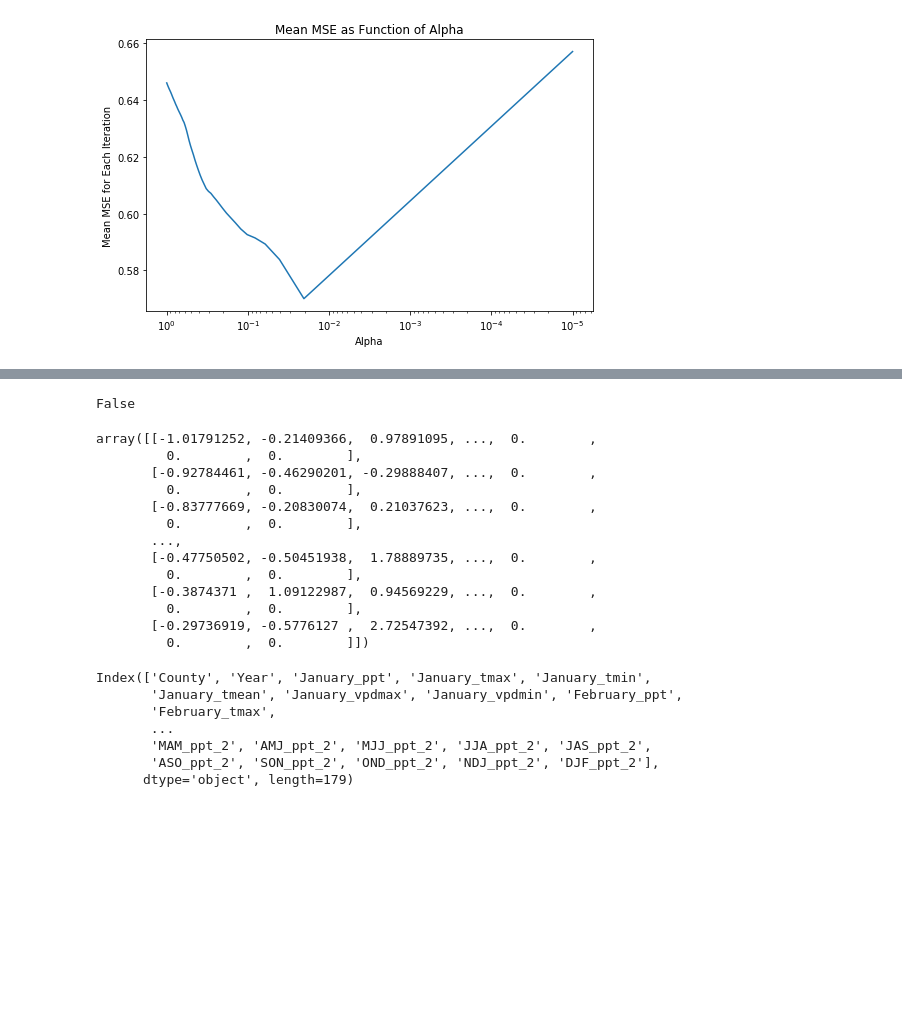
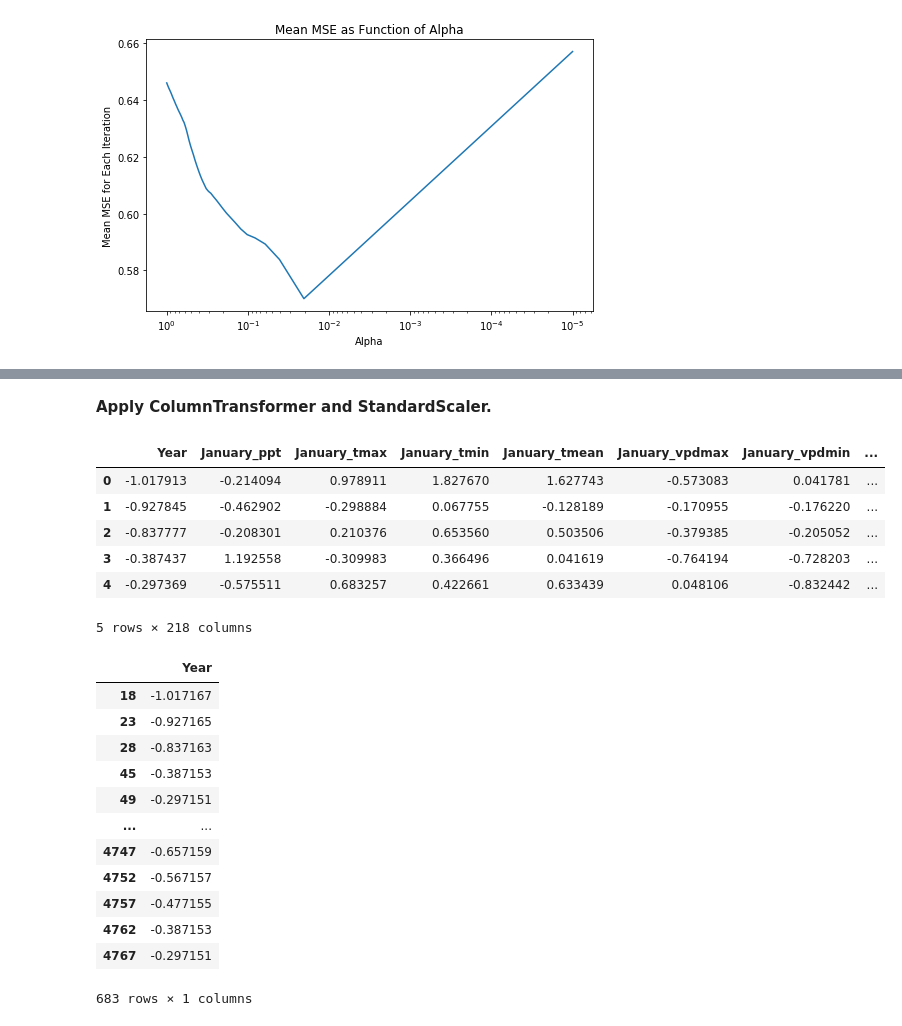
Before and after one commit to christopher-reed/CA-High-Value-Crops, a Jupyter notebook: Crop_Weather_EDA.ipynb, the cells around one changed output, grey strips where cells are left out. Drawn from its saved outputs; the diff is of its cells as text; code cells hidden in the pictures; blank space fills up the shorter version.

Commit message:
Continue implementing ColumnTransformer

```diff
--- a/Crop_Weather_EDA.ipynb
+++ b/Crop_Weather_EDA.ipynb
@@ -906,41 +931,15 @@ for var in df_almond_model.columns.values:
 
   else:
     almond_non_fixed.append(var)
-# %%
-'Yield per Acre' in almond_non_fixed
-# %% [output]
-False
+# %% [markdown]
+**Apply ColumnTransformer and StandardScaler.**
 # %%
-almond_features = df_almond_model.drop(['Yield per Acre'], axis = 1)
+#almond_features = df_almond_model.drop(['Yield per Acre'], axis = 1)
+#This transformer will scale all vairables that are contained in the almond_non_fixed variable
+#All other variables will be passed through and not scaled.
+ct = ColumnTransformer([('non_fixed',StandardScaler(), almond_non_fixed)], remainder = 'passthrough')
 
-ct = ColumnTransformer([('non_fixed',StandardScaler(), almond_non_fixed)], remainder = 'passthrough')
-ct.fit_transform(almond_features)
+
+#Apply to ColumnTransformer to almond features
+transformed_X_train = ct.fit_transform(X_train)
+transformed_X_test = ct.transform(X_test)
-# %% [output]
-array([[-1.01791252, -0.21409366,  0.97891095, ...,  0.        ,
-         0.        ,  0.        ],
-       [-0.92784461, -0.46290201, -0.29888407, ...,  0.        ,
-         0.        ,  0.        ],
-       [-0.83777669, -0.20830074,  0.21037623, ...,  0.        ,
-         0.        ,  0.        ],
-       ...,
-       [-0.47750502, -0.50451938,  1.78889735, ...,  0.        ,
-         0.        ,  0.        ],
-       [-0.3874371 ,  1.09122987,  0.94569229, ...,  0.        ,
-         0.        ,  0.        ],
-       [-0.29736919, -0.5776127 ,  2.72547392, ...,  0.        ,
-         0.        ,  0.        ]])
-# %%
-#Let's do almonds only
-df_almonds = df_centered_fixed[df_centered_fixed['Crop Name'] == 'ALMONDS ALL']
-
-#Drop non-essential columns
-df_almond_model = df_almonds.drop(['County','Commodity Code', 'County Code', 'Harvested Acres',
-                 'Price per Unit', 'Total Value','Unit', 'Crop Name', 'Production'], axis = 1)
-# %% [output]
-Index(['County', 'Year', 'January_ppt', 'January_tmax', 'January_tmin',
-       'January_tmean', 'January_vpdmax', 'January_vpdmin', 'February_ppt',
-       'February_tmax',
-       ...
-       'MAM_ppt_2', 'AMJ_ppt_2', 'MJJ_ppt_2', 'JJA_ppt_2', 'JAS_ppt_2',
-       'ASO_ppt_2', 'SON_ppt_2', 'OND_ppt_2', 'NDJ_ppt_2', 'DJF_ppt_2'],
-      dtype='object', length=179)
@@ -946,0 +948,11 @@ Index(['County', 'Year', 'January_ppt', 'January_tmax', 'January_tmin',
+# %%
+df_almond_transformed_features = pd.DataFrame(data = transformed_non_fixed_almonds, columns = almond_features.columns.values)
+df_almond_transformed_features.head()
+# %% [output]
+|  | Year | January_ppt | January_tmax | January_tmin | January_tmean | January_vpdmax | January_vpdmin | ... |
+| 0 | -1.017913 | -0.214094 | 0.978911 | 1.827670 | 1.627743 | -0.573083 | 0.041781 | ... |
+| 1 | -0.927845 | -0.462902 | -0.298884 | 0.067755 | -0.128189 | -0.170955 | -0.176220 | ... |
+| 2 | -0.837777 | -0.208301 | 0.210376 | 0.653560 | 0.503506 | -0.379385 | -0.205052 | ... |
+| 3 | -0.387437 | 1.192558 | -0.309983 | 0.366496 | 0.041619 | -0.764194 | -0.728203 | ... |
+| 4 | -0.297369 | -0.575511 | 0.683257 | 0.422661 | 0.633439 | 0.048106 | -0.832442 | ... |
+5 rows × 218 columns
@@ -946,0 +964,16 @@ Index(['County', 'Year', 'January_ppt', 'January_tmax', 'January_tmin',
+# %%
+(test - mean_Jan_ppt)/std_Jan_ppt
+# %% [output]
+|  | Year |
+| 18 | -1.017167 |
+| 23 | -0.927165 |
+| 28 | -0.837163 |
+| 45 | -0.387153 |
+| 49 | -0.297151 |
+| ... | ... |
+| 4747 | -0.657159 |
+| 4752 | -0.567157 |
+| 4757 | -0.477155 |
+| 4762 | -0.387153 |
+| 4767 | -0.297151 |
+683 rows × 1 columns
```
Also changed, not shown: parts of 16 cells of this notebook.
